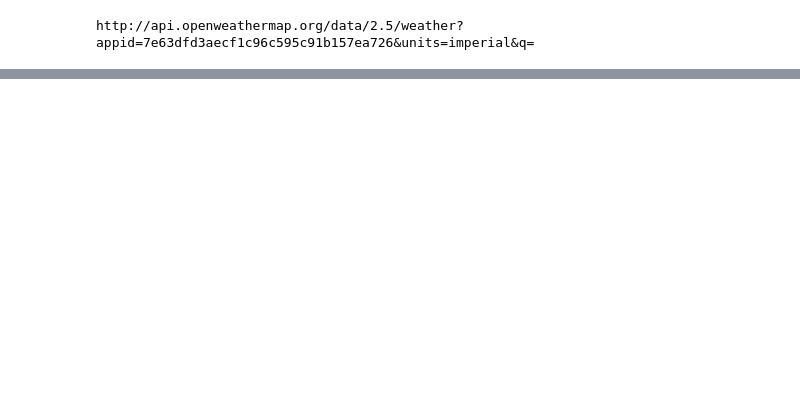
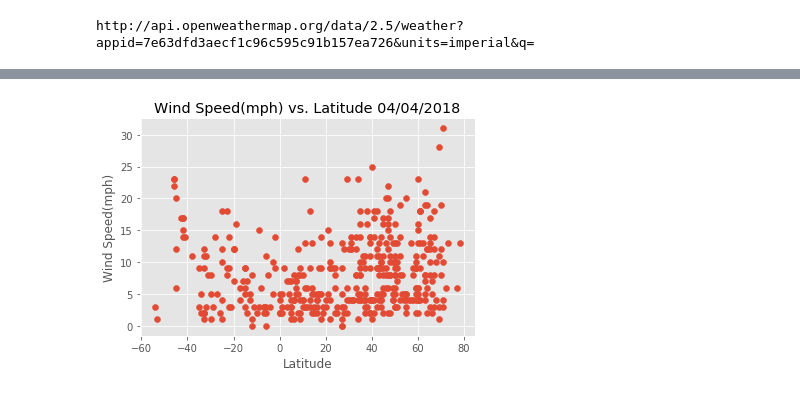
Before and after one commit to expertrao08/Weather_Assignment, a Jupyter notebook: Weather.ipynb, the cells around one changed output, grey strips where cells are left out. Cells and saved outputs as stored; diff of their text form; code cells hidden in the pictures; blank space fills up the shorter version.

```diff
--- a/Weather.ipynb
+++ b/Weather.ipynb
@@ -108,0 +216,10 @@ Processing record 500 for the city: walvis bay
+# %%
+plt.scatter(samplecity['latitude'], samplecity['wind_speed'])
+plt.title(f"Wind Speed(mph) vs. Latitude {date}")
+plt.xlabel("Latitude")
+plt.ylabel("Wind Speed(mph)")
+plt.style.use('ggplot')
+plt.savefig("Wind_Speed.png")
+plt.show()
+# %% [output]
+[figure, added]
```
Also changed, not shown: parts of 13 cells of this notebook, 5 other files.
